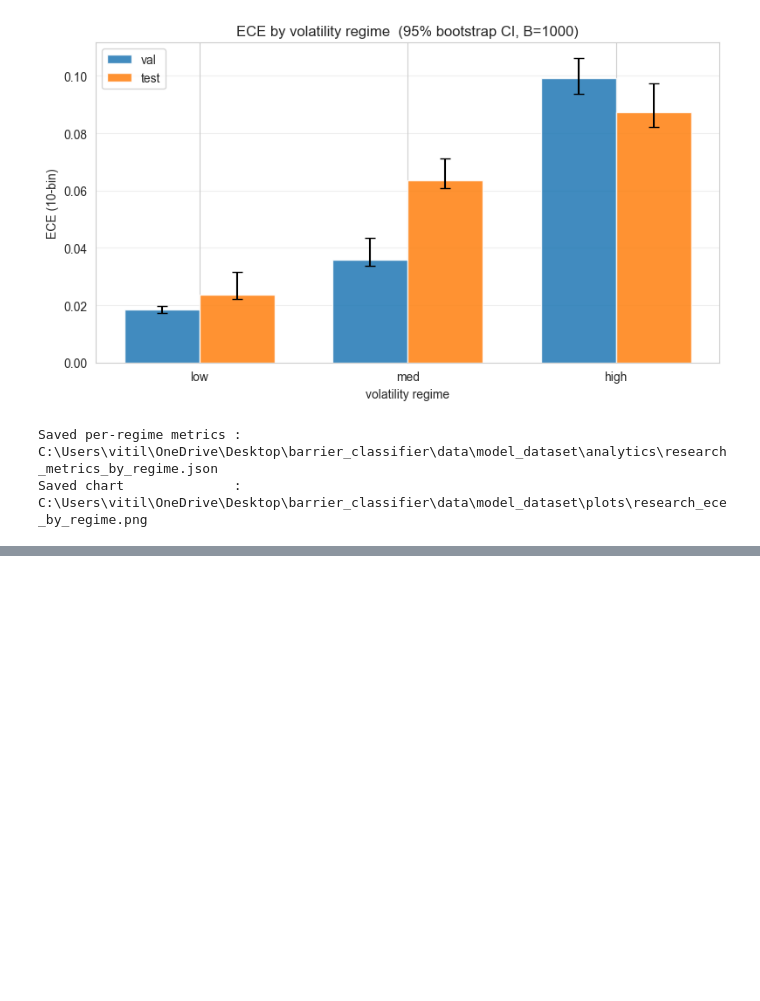
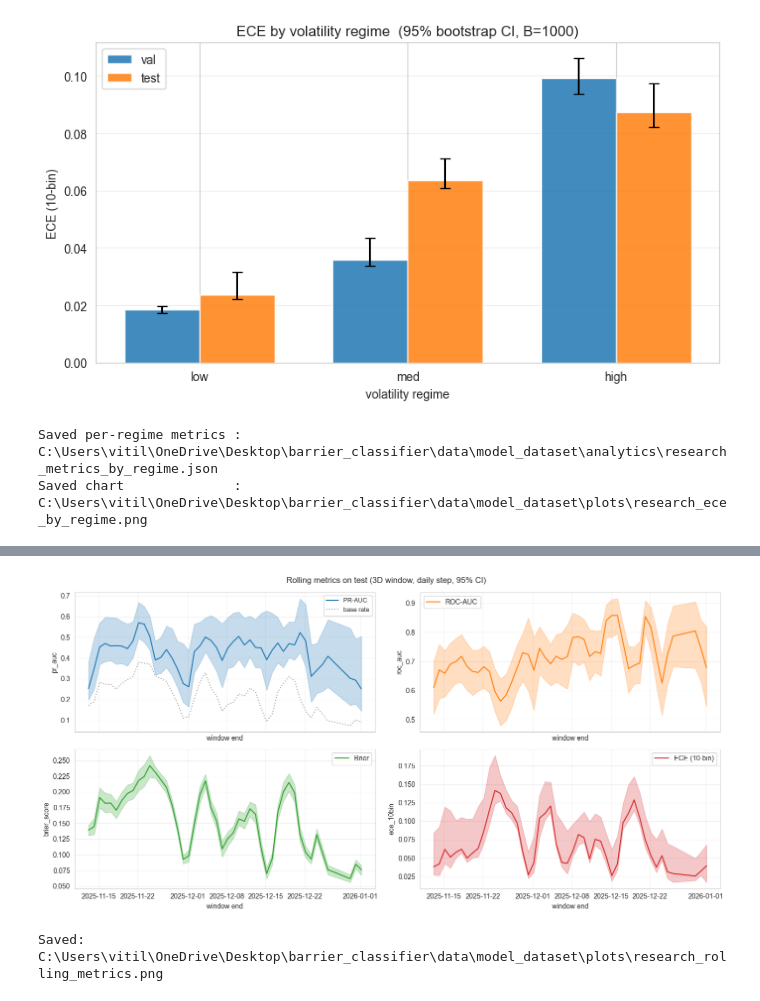
Before and after one commit to VitaIll/barrier_classifier, a Jupyter notebook: notebooks/04_offline_study.ipynb, the cells around one changed output, grey strips where cells are left out. Cells and saved outputs as stored; diff of their text form; code cells hidden in the pictures; blank space fills up the shorter version.

```diff
--- a/notebooks/04_offline_study.ipynb
+++ b/notebooks/04_offline_study.ipynb
@@ -451,0 +543,29 @@ Subsequent sections will land as the corresponding analytics phases are built:
+# %%
+from src.analytics.degradation import (
+    conditional_precision,
+    plot_brier_decomposition_over_time,
+    plot_conditional_precision_heatmap,
+    plot_psi_ks_over_time,
+    plot_rolling_metric_with_band,
+    psi_ks_rolling,
+    rolling_brier_decomposition,
+    rolling_metrics_with_ci,
+)
+
+ROLL_WINDOW = "3D"
+ROLL_STEP = "1D"
+ROLL_B = 300
+ROLL_MIN_N = 150
+ROLL_MIN_POS = 15
+
+print(f"Rolling window={ROLL_WINDOW}, step={ROLL_STEP}, B={ROLL_B}")
+
+t0 = time.perf_counter()
+rolling_test = rolling_metrics_with_ci(
+    cache, split="test", window=ROLL_WINDOW, step=ROLL_STEP,
+    B=ROLL_B, ci=BOOTSTRAP_CI, stratify=BOOTSTRAP_STRATIFY, seed=BOOTSTRAP_SEED,
+    min_n=ROLL_MIN_N, min_pos=ROLL_MIN_POS,
+)
+print(f"Rolling metrics: {len(rolling_test)} windows, {time.perf_counter() - t0:.1f}s")
+display(rolling_test[["window_end", "n_samples", "n_pos", "base_rate",
+                      "roc_auc_point", "pr_auc_point", "brier_score_point", "ece_10bin_point"]].head())
@@ -451,0 +581,19 @@ Subsequent sections will land as the corresponding analytics phases are built:
+# %%
+# Rolling metrics 4-panel: PR-AUC / ROC-AUC / Brier / ECE with bootstrap bands
+fig, axes = plt.subplots(2, 2, figsize=(14, 7), sharex=True)
+plot_rolling_metric_with_band(rolling_test, "pr_auc",      ax=axes[0, 0], color="C0", label="PR-AUC")
+plot_rolling_metric_with_band(rolling_test, "roc_auc",     ax=axes[0, 1], color="C1", label="ROC-AUC")
+plot_rolling_metric_with_band(rolling_test, "brier_score", ax=axes[1, 0], color="C2", label="Brier")
+plot_rolling_metric_with_band(rolling_test, "ece_10bin",   ax=axes[1, 1], color="C3", label="ECE (10-bin)")
+# Overlay base rate on PR-AUC panel for reference
+axes[0, 0].plot(rolling_test["window_end"], rolling_test["base_rate"],
+                linestyle=":", color="gray", alpha=0.7, label="base rate")
+axes[0, 0].legend(loc="upper right", fontsize=9)
+fig.suptitle(f"Rolling metrics on test ({ROLL_WINDOW} window, daily step, 95% CI)")
+plt.tight_layout()
+fig.savefig(PLOTS_DIR / "research_rolling_metrics.png", dpi=150)
+plt.show()
+print(f"Saved: {PLOTS_DIR / 'research_rolling_metrics.png'}")
+# %% [output]
+[figure, added]
+Saved: C:\Users\vitil\OneDrive\Desktop\barrier_classifier\data\model_dataset\plots\research_rolling_metrics.png
```
Also changed, not shown: parts of 25 cells of this notebook, 9 other files.
